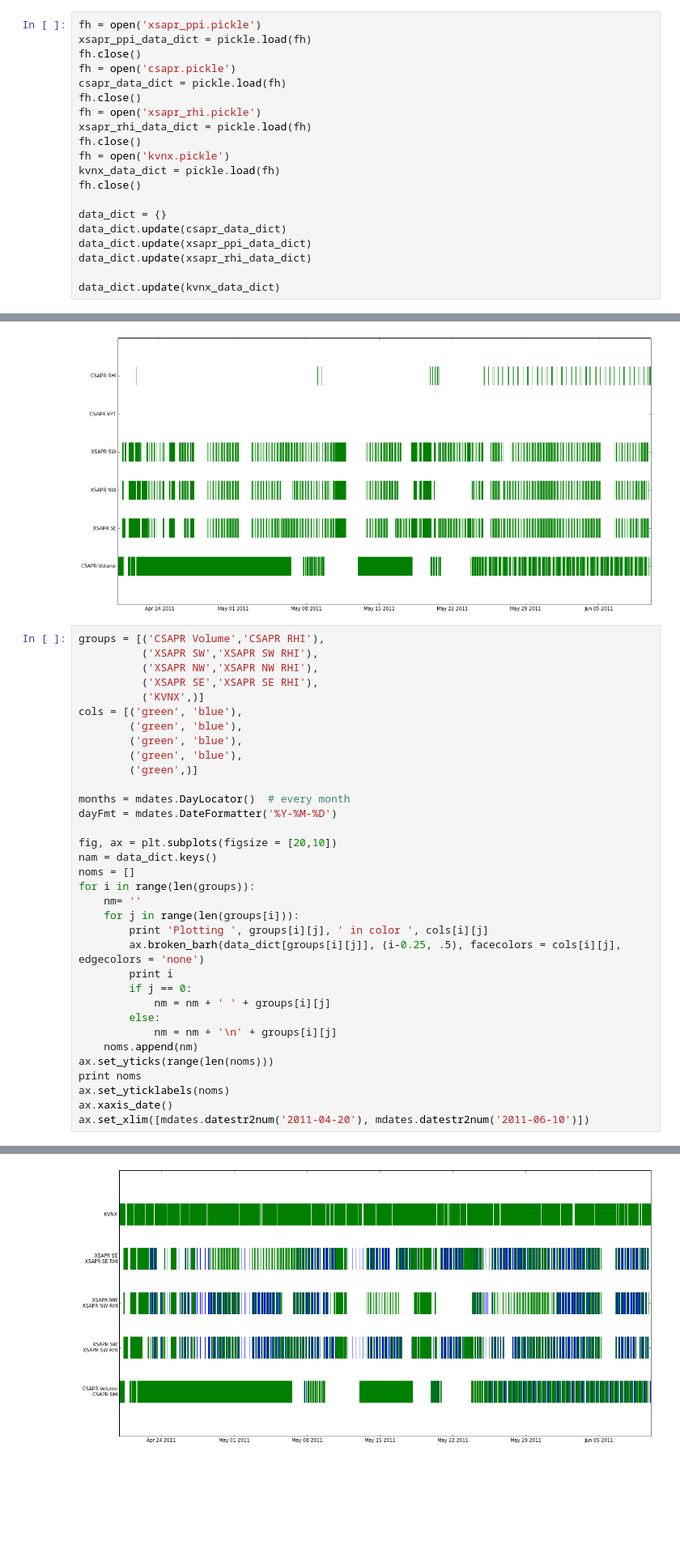
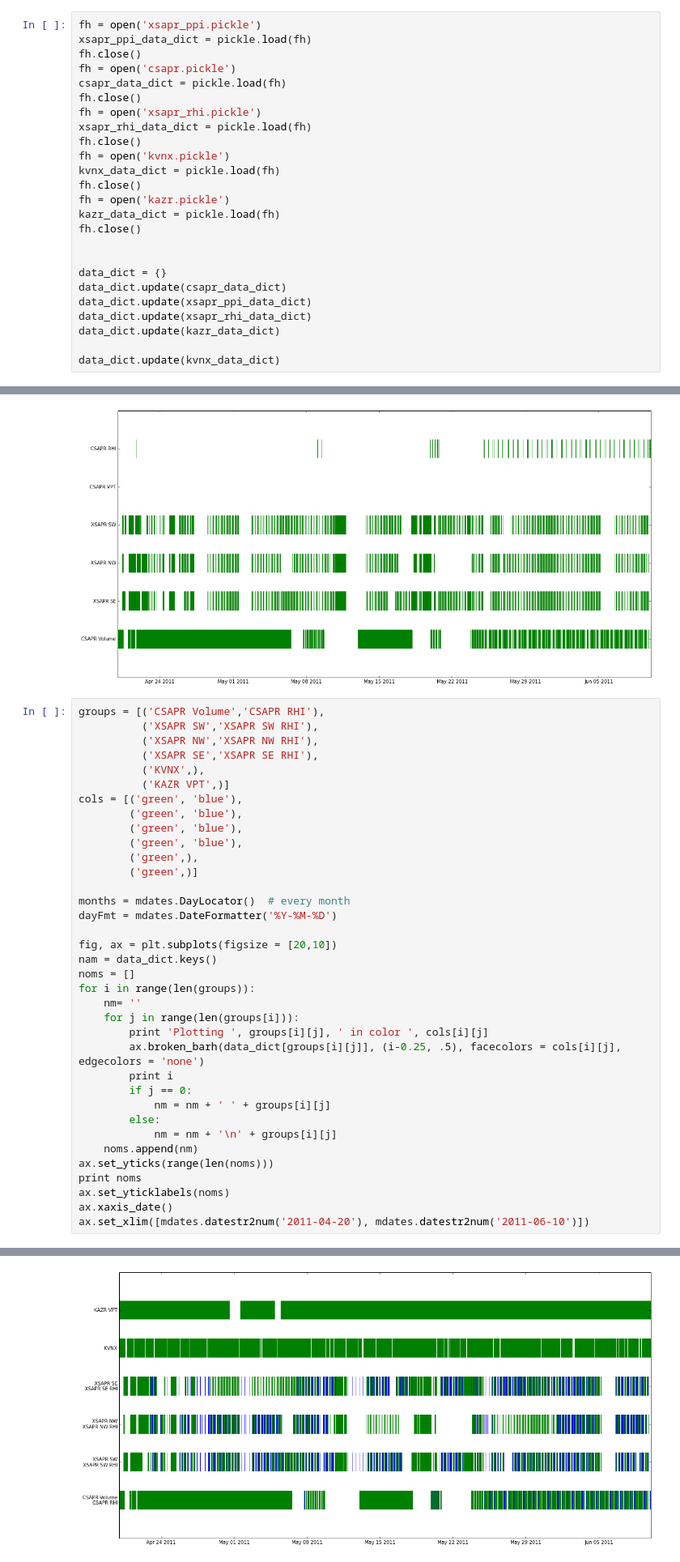
Before and after one commit to scollis/data_coverage, a Jupyter notebook: coverage_plot.ipynb, the cells around one changed output, grey strips where cells are left out. Shown: that part at 81% size. Drawn from its saved outputs; the diff is of its cells as text; blank space fills up the shorter version.

Commit message:
ENH:Kazr plot added

```diff
--- a/coverage_plot.ipynb
+++ b/coverage_plot.ipynb
@@ -30,11 +30,16 @@ fh.close()
 fh = open('kvnx.pickle')
 kvnx_data_dict = pickle.load(fh)
 fh.close()
+fh = open('kazr.pickle')
+kazr_data_dict = pickle.load(fh)
+fh.close()
+
 
 data_dict = {}
 data_dict.update(csapr_data_dict)
 data_dict.update(xsapr_ppi_data_dict)
 data_dict.update(xsapr_rhi_data_dict)
+data_dict.update(kazr_data_dict)
 
 data_dict.update(kvnx_data_dict)
 # %%
@@ -68,11 +73,13 @@ groups = [('CSAPR Volume','CSAPR RHI'),
           ('XSAPR SW','XSAPR SW RHI'),
           ('XSAPR NW','XSAPR NW RHI'),
           ('XSAPR SE','XSAPR SE RHI'),
-          ('KVNX',)]
+          ('KVNX',),
+          ('KAZR VPT',)]
 cols = [('green', 'blue'),
         ('green', 'blue'),
         ('green', 'blue'),
         ('green', 'blue'),
+        ('green',),
         ('green',)]
 
 months = mdates.DayLocator()  # every month
@@ -120,2 +125,2 @@ Plotting  KVNX  in color  green
 (734247.0, 734298.0)
-[figure, old version]
+[figure, new version]
```
Also changed, not shown: parts of 2 cells of this notebook.
